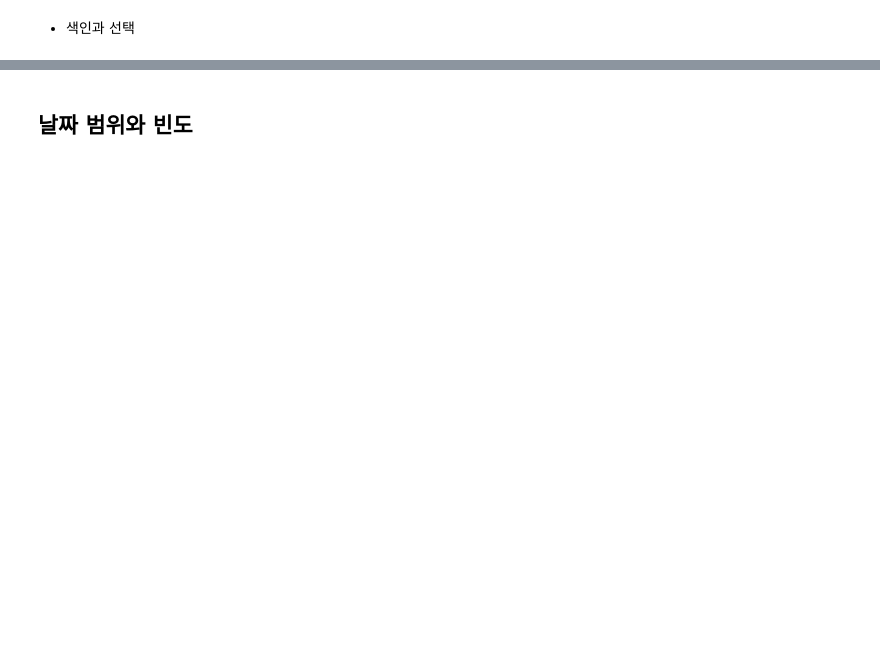
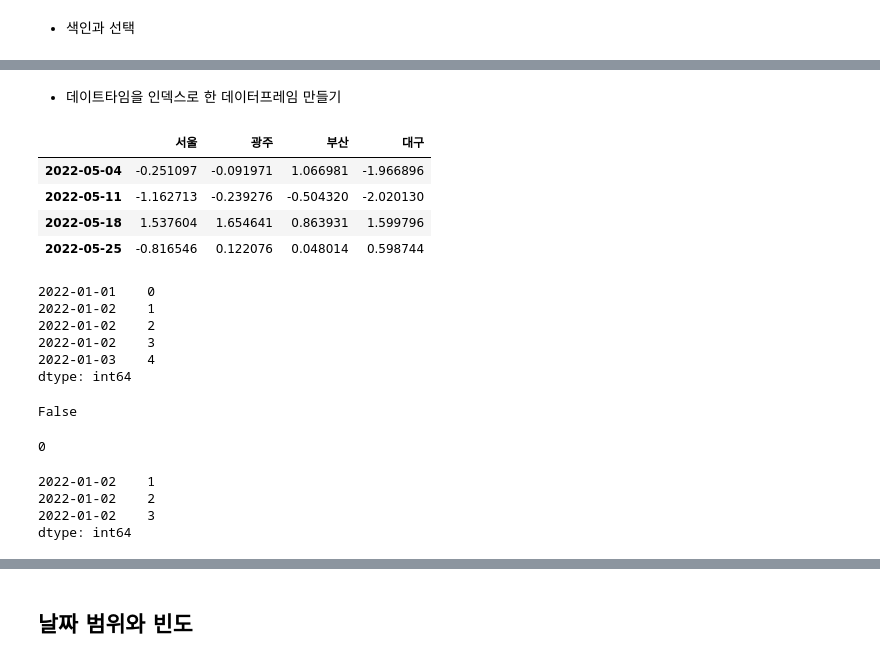
Before and after one commit to hwayoung306/AI, a Jupyter notebook: 20220421_py_07_시계열데이터분석_ipynb의_사본.ipynb, the cells around one changed output, grey strips where cells are left out. Drawn from its saved outputs; the diff is of its cells as text; code cells hidden in the pictures; blank space fills up the shorter version.

```diff
--- a/20220421_py_07_시계열데이터분석_ipynb의_사본.ipynb
+++ b/20220421_py_07_시계열데이터분석_ipynb의_사본.ipynb
@@ -143,0 +299,50 @@ array([False, False,  True])
+# %% [markdown]
+* 데이트타임을 인덱스로 한 데이터프레임 만들기
+# %%
+# DataFrame 적용
+rng = pd.date_range('2022.1.1', periods=100, freq='w-WED')
+rng
+
+long_df = pd.DataFrame(np.random.randn(100, 4),
+                       index = rng,
+                       columns = ['서울', '광주', '부산', '대구'])
+long_df.head()
+long_df.loc['2022-5']
+# %% [output]
+|  | 서울 | 광주 | 부산 | 대구 |
+| 2022-05-04 | -0.251097 | -0.091971 | 1.066981 | -1.966896 |
+| 2022-05-11 | -1.162713 | -0.239276 | -0.504320 | -2.020130 |
+| 2022-05-18 | 1.537604 | 1.654641 | 0.863931 | 1.599796 |
+| 2022-05-25 | -0.816546 | 0.122076 | 0.048014 | 0.598744 |
+# %%
+# 시계열 중복 확인
+dates = pd.DatetimeIndex( ['2022.1.1', '2022.1.2','2022.1.2',
+                           '2022.1.2', '2022.1.3'])
+dup_ts = pd.Series( np.arange( 5 ), index=dates )
+dup_ts
+# %% [output]
+2022-01-01    0
+2022-01-02    1
+2022-01-02    2
+2022-01-02    3
+2022-01-03    4
+dtype: int64
+# %%
+# 인덱스 중복 여부 확인
+# (true -> 유니크 하다 중복 없다. false -> 중복이다! 중복이 있다!!)
+dup_ts.index.is_unique
+# %% [output]
+False
+# %%
+# 중복되지 않을 경우 -> 스칼라 데이터로 가져옴( 값이 1개! )
+dup_ts['2022-01-01']
+# %% [output]
+0
+# %%
+# 중복되는 경우 -> 시리즈 형식으로 가져옴
+dup_ts['2022-01-02']
+# %% [output]
+2022-01-02    1
+2022-01-02    2
+2022-01-02    3
+dtype: int64
```
Also changed, not shown: parts of 47 cells of this notebook.
